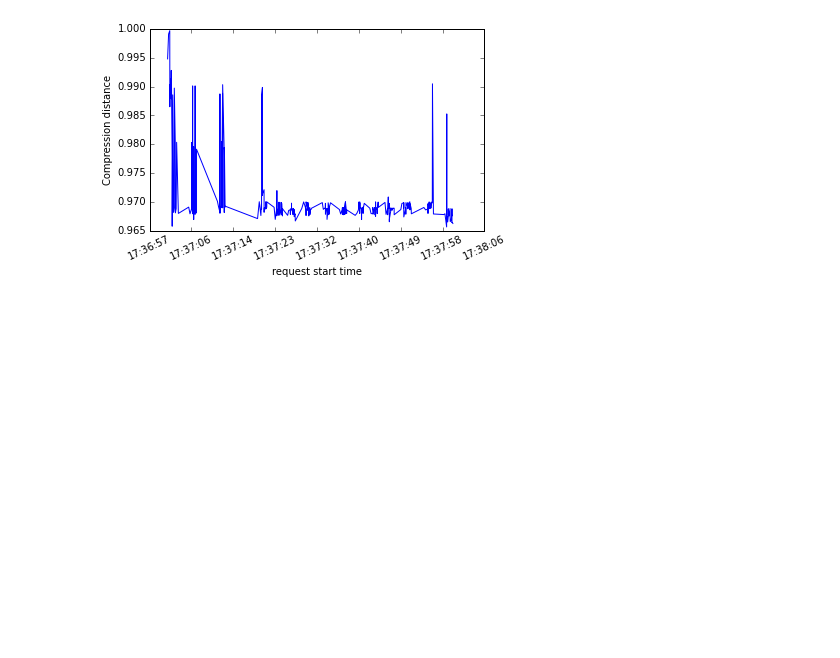
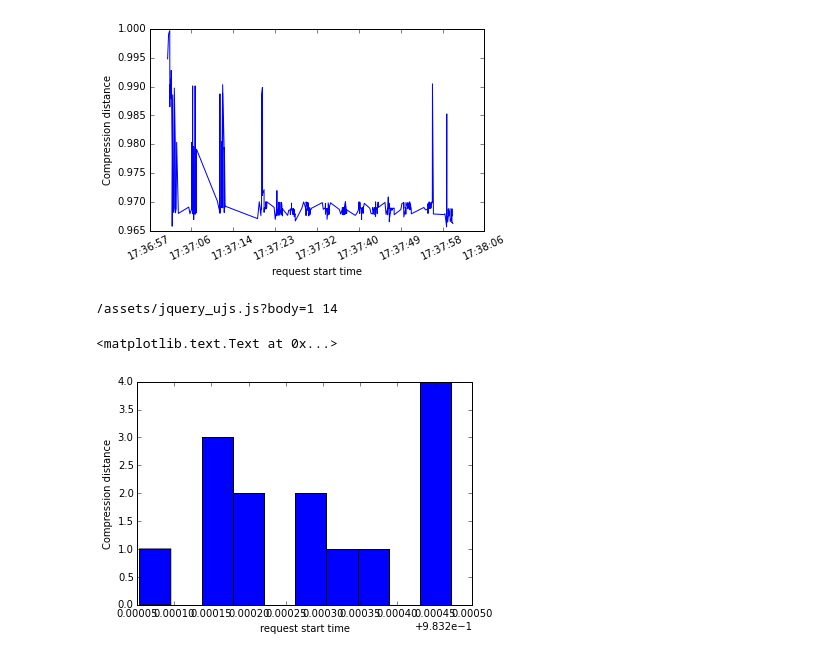
Before and after one commit to wangwf/Codes, a Jupyter notebook: dataLogs/mongodb.ipynb, the cells around one changed output. Saved outputs shown, nothing was run; the diff lists cells and outputs as text; code cells hidden in the pictures; blank space fills up the shorter version.

```diff
--- a/dataLogs/mongodb.ipynb
+++ b/dataLogs/mongodb.ipynb
@@ -1002,3 +1007,29 @@ plt.xlabel("request start time")
 # %% [output]
 <matplotlib.text.Text at 0x...>
 [figure]
+# %%
+
+
+iter=logs.find({"request.path":paths[1]}) #{},{"_id":0, "size.response":1, "request.timestamp_start":1, "response.headers.timestamp_end":1})
+
+compressSize=[]
+refDoc=""
+for item in iter:
+    if refDoc=="":
+        refDoc = str(item)
+    else:
+#        print refDoc
+        compressSize.append(ncd(str(item),refDoc ))
+
+
+plt.figure()
+plt.clf()
+
+print paths[0],len(compressSize)
+plt.hist(compressSize)
+plt.ylabel("Compression distance ")
+plt.xlabel("request start time")
+# %% [output]
+/assets/jquery_ujs.js?body=1 14
+<matplotlib.text.Text at 0x...>
+[figure, added]
```
Also changed, not shown: parts of 4 cells of this notebook, 2 other files.
